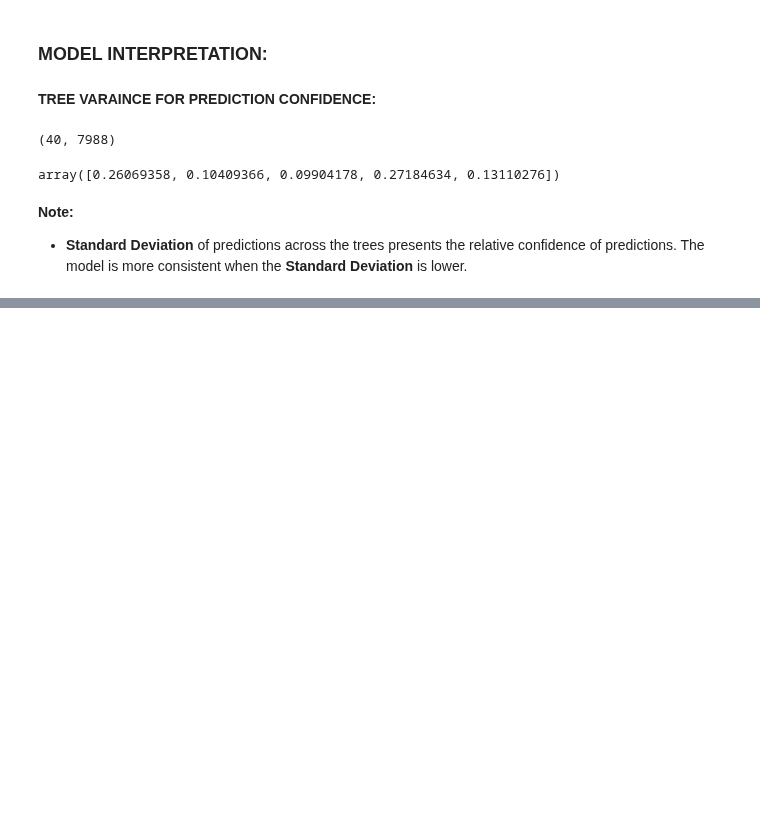
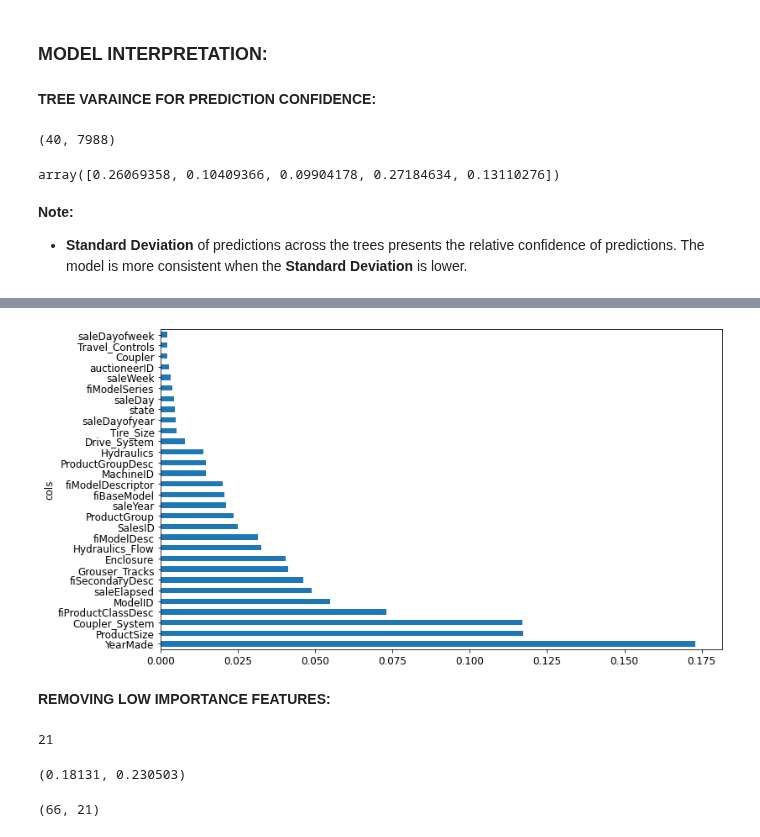
Before and after one commit to ThinamXx/Fastai, a Jupyter notebook: 8. Tabular Modeling/TabularModel.ipynb, the cells around one changed output, grey strips where cells are left out. Saved outputs shown, nothing was run; the diff lists cells and outputs as text; code cells hidden in the pictures; blank space fills up the shorter version.

```diff
--- a/8. Tabular Modeling/TabularModel.ipynb
+++ b/8. Tabular Modeling/TabularModel.ipynb
@@ -270,0 +273,10 @@ array([0.26069358, 0.10409366, 0.09904178, 0.27184634, 0.13110276])
+# %%
+#@ GETTING FEATURE IMPORTANCE:
+def rf_feat_importance(m, df):                                      # Defining Function.
+    return pd.DataFrame({"cols": df.columns,
+                         "imp": m.feature_importances_}).\
+                         sort_values("imp", ascending=False)        # Sorting Feature Importance.
+
+#@ IMPLEMENTATION OF THE FUNCTION:
+fi = rf_feat_importance(m, xs)                                      # Getting Feature Importance.
+fi[:10]                                                             # Inspecting Top Features.
@@ -270,0 +295,33 @@ array([0.26069358, 0.10409366, 0.09904178, 0.27184634, 0.13110276])
+# %%
+#@ INSPECTING FEATURE IMPORTANCES:
+def plot_fi(fi):                                                    # Function for Plotting.
+    return fi.plot("cols", "imp", "barh", figsize=(12, 7),
+                   legend=False)                                    # Plotting Feature Importances.
+
+#@ IMPLEMENTATION:
+plot_fi(fi[:30]);                                                   # Plotting Feature Importances.
+# %% [output]
+[figure, added]
+# %% [markdown]
+**REMOVING LOW IMPORTANCE FEATURES:**
+# %%
+#@ REMOVING LOW IMPORTANCE FEATURES:
+to_keep = fi[fi.imp > 0.005].cols                          # Keeping Important Features.
+len(to_keep)                                               # Inspecting Features.
+# %% [output]
+21
+# %%
+#@ RETRAINING THE MODEL:
+xs_imp = xs[to_keep]                                       # Keeping Important Features.
+valid_xs_imp = valid_xs[to_keep]                           # Keeping Important Features.
+m = rf(xs_imp, y)                                          # Initializing Random Forest.
+
+#@ INSPECTING THE RMSE:
+m_rmse(m, xs_imp, y), m_rmse(m, valid_xs_imp, valid_y)     # Inspecting RMSE.
+# %% [output]
+(0.18131, 0.230503)
+# %%
+#@ INSPECTING THE FEATURES:
+len(xs.columns), len(xs_imp.columns)
+# %% [output]
+(66, 21)
```
Also changed, not shown: parts of 8 cells of this notebook.
